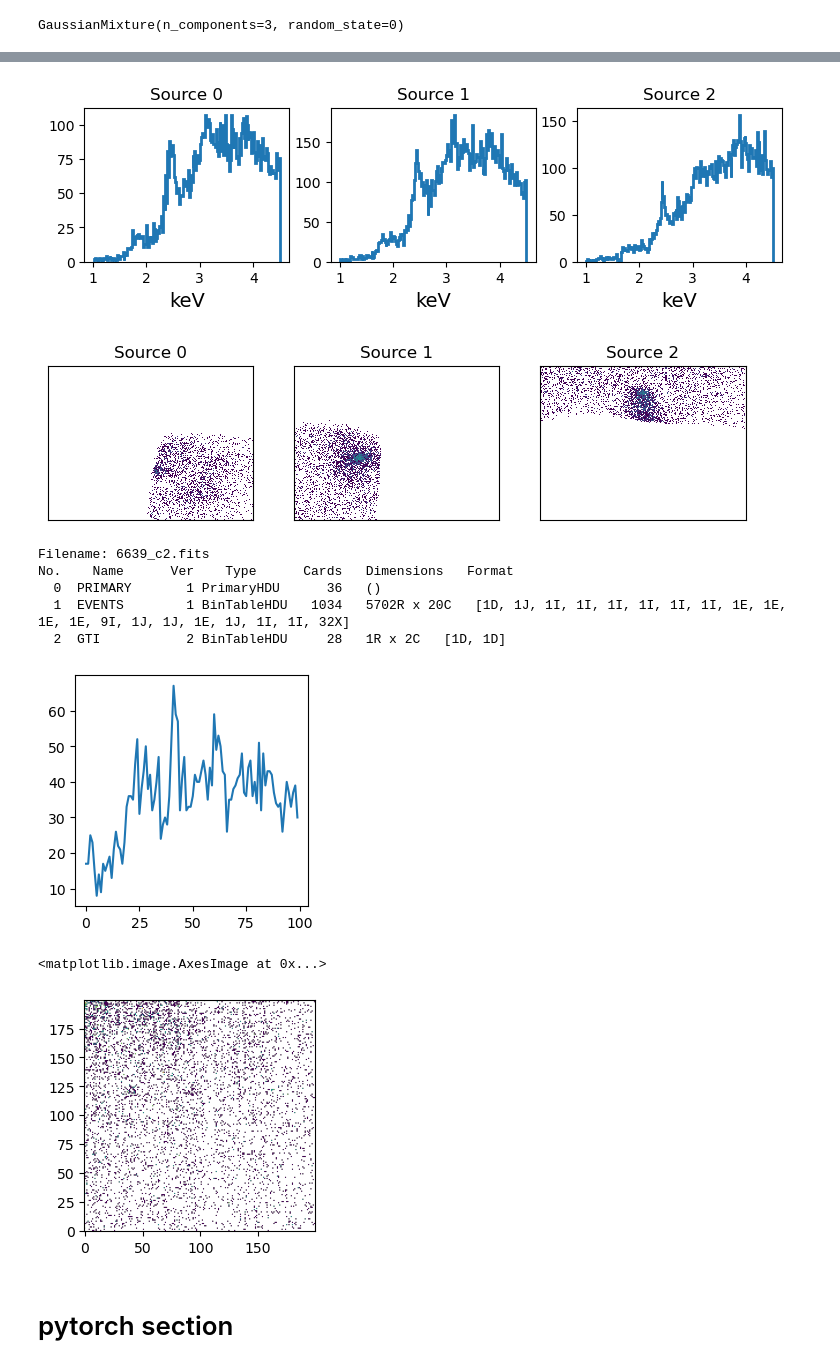
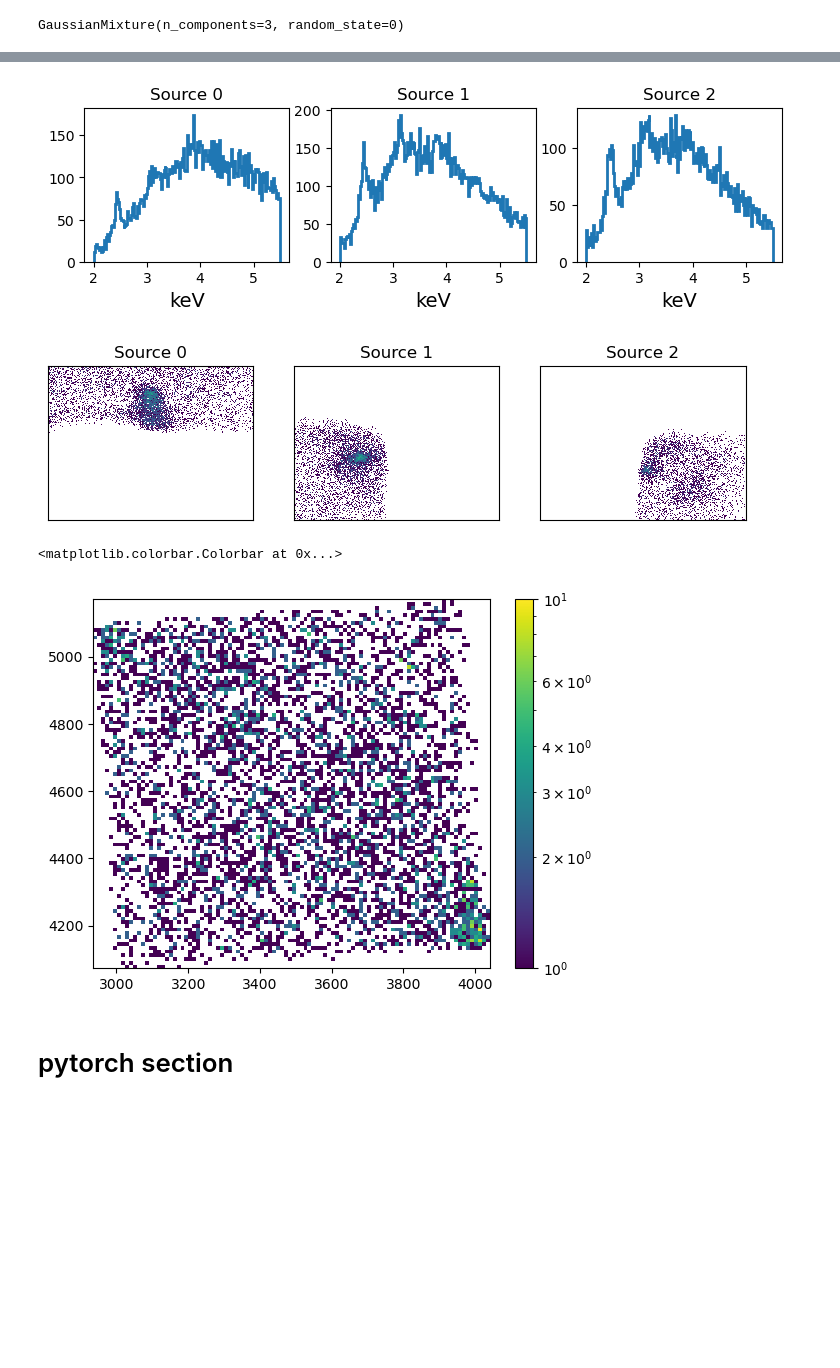
Before and after one commit to star-skelly/dogs_source_separation, a Jupyter notebook: try_pytorch.ipynb, the cells around one changed output, grey strips where cells are left out. Saved outputs shown, nothing was run; the diff lists cells and outputs as text; code cells hidden in the pictures; blank space fills up the shorter version.

Commit message:
loading blanksky same way as event file

```diff
--- a/try_pytorch.ipynb
+++ b/try_pytorch.ipynb
@@ -42,9 +42,9 @@ plt.colorbar()
 <matplotlib.colorbar.Colorbar at 0x...>
 [figure]
 # %%
-## Get initital values for A and S
-EMIN = 1500
-EMAX = 4500
+## Get low energy subset
+EMIN = 2000
+EMAX = 5500
 low_e_subset = df[(df['x'] > XMIN) & (df['x'] < XMAX) & \
             (df['y'] > YMIN) & (df['y'] < YMAX) & \
             (df['energy'] > EMIN) & (df['energy'] < EMAX)]
@@ -350,7 +350,7 @@ spec_hist = np.zeros((NCOMP, 200))
 
 sources_gmm = []
 for i in range(NCOMP):
-    mask = probs[:, i] > 0.7
+    mask = probs[:, i] > 0.6
     sources_gmm.append(low_e_subset[mask])
 
 for i, source in enumerate(sources_gmm):
@@ -375,46 +375,26 @@ for i, source in enumerate(sources_gmm):
     ax.xaxis.set_visible(False)
     ax.yaxis.set_visible(False)
 # %% [output]
-[figure, old version]
+[figure, new version]
-[figure, old version]
+[figure, new version]
 # %%
 # Load in blank sky
-hdul = fits.open("6639_c2.fits")
-hdul.info()
-data = hdul[1].data
-#print(data.columns)
-energy = data["energy"]  # in eV
-pi = data["pi"]
+BG_FILE = "6639_c0.fits"
+hdul = fits.open(BG_FILE)
+bg_data = hdul[1].data
 
-fig = plt.figure(figsize=(3,3))
-hist, edges = np.histogram(energy, bins=100, range=(EMIN, EMAX))
-plt.plot(hist)
-plt.show()
-hist = torch.tensor(np.array(hist))
+cols = ['energy', 'x', 'y', 'ccd_id']
 
-# grab detector coordinates n map it to our portion of sky
-detx, dety = data["detx"], data["dety"]
-XRANGE = XMAX - XMIN
-YRANGE = YMAX - YMIN
-detx = XMIN + XRANGE * (detx - detx.min()) / (detx.max() - detx.min())
-dety = YMIN + YRANGE * (dety - dety.min()) / (dety.max() - dety.min())
+bg_df = Table([bg_data[c] for c in cols], names=cols).to_pandas()
+bg_subset = bg_df[(bg_df['energy'] > EMIN) & (bg_df['energy'] < EMAX)]
 
-fig = plt.figure(figsize=(3, 3))
-blanksky, xe, ye = np.histogram2d(
-    detx, dety,
-    bins=200,
-    range=[[XMIN, XMAX], [YMIN, YMAX]]
-)
-plt.imshow(blanksky, origin="lower", norm=LogNorm())
+BINNING = 100
+
+_ = plt.hist2d(bg_subset['x'], bg_subset['y'], bins=BINNING, cmap='viridis', norm=LogNorm())
+plt.colorbar()
 # %% [output]
-Filename: 6639_c2.fits
-No.    Name      Ver    Type      Cards   Dimensions   Format
-  0  PRIMARY       1 PrimaryHDU      36   ()
-  1  EVENTS        1 BinTableHDU   1034   5702R x 20C   [1D, 1J, 1I, 1I, 1I, 1I, 1I, 1I, 1E, 1E, 1E, 1E, 9I, 1J, 1J, 1E, 1J, 1I, 1I, 32X]
-  2  GTI           2 BinTableHDU     28   1R x 2C   [1D, 1D]
+<matplotlib.colorbar.Colorbar at 0x...>
-[figure, old version]
+[figure, new version]
-<matplotlib.image.AxesImage at 0x...>
-[figure, removed]
 # %%
 device = torch.device('mps' if torch.backends.mps.is_available() else 'cpu') # use GPU
 
```
Also changed, not shown: parts of 8 cells of this notebook.
